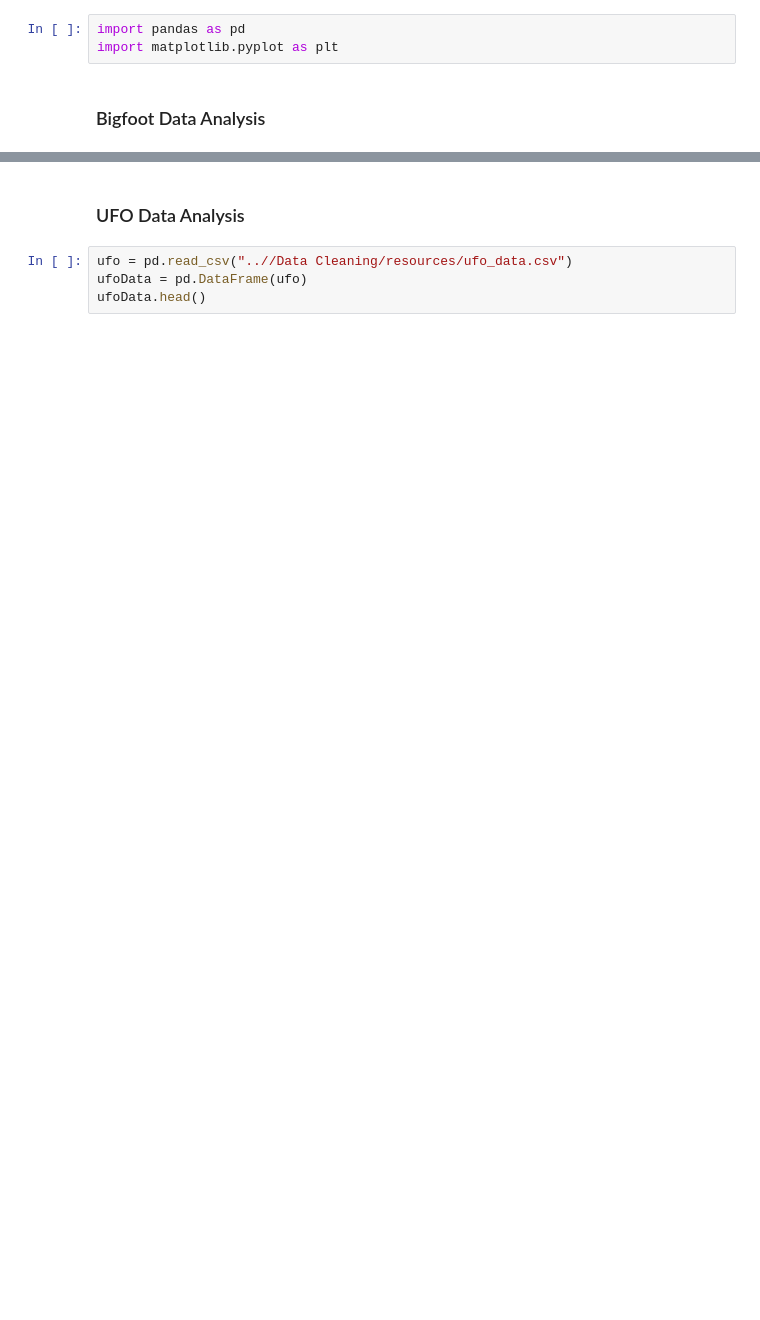
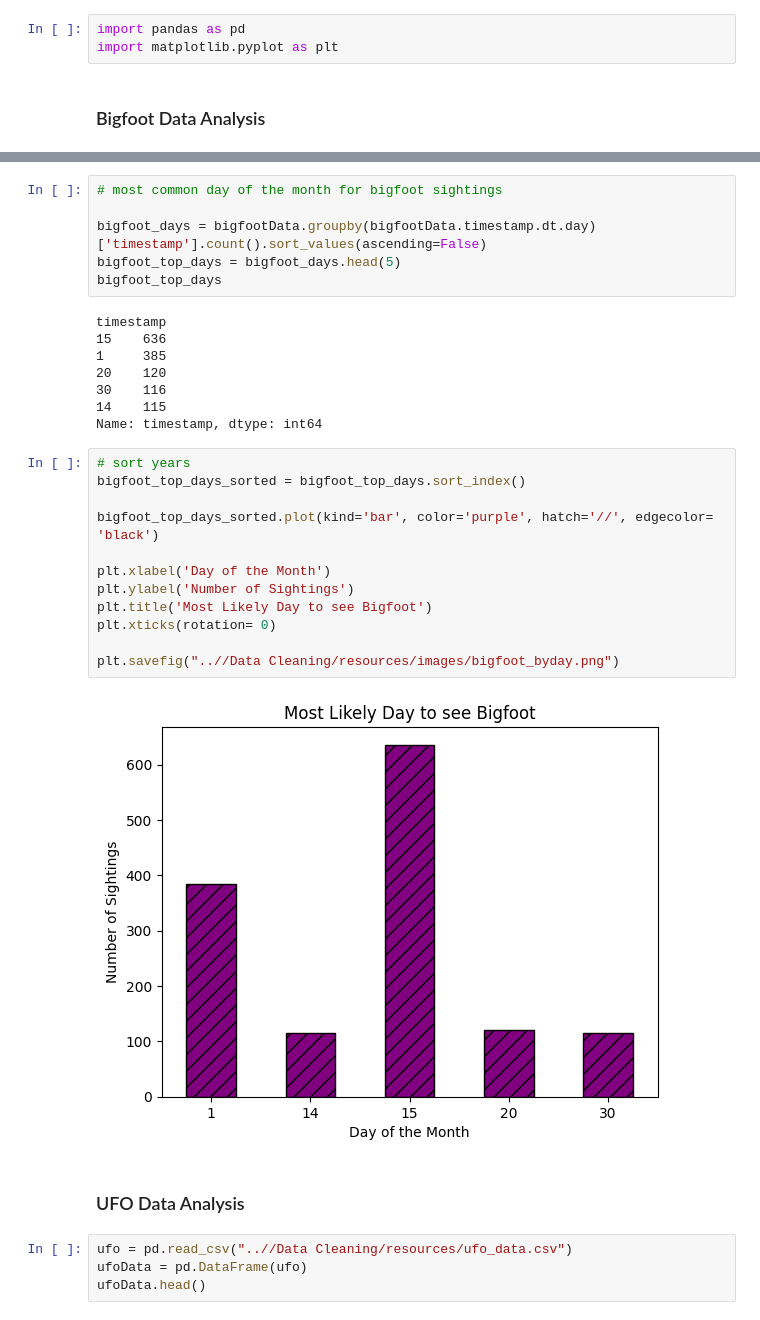
Before and after one commit to Morgen-Henry/supernatural_map, a Jupyter notebook: Data Cleaning/data_stats.ipynb, the cells around one changed output, grey strips where cells are left out. Drawn from its saved outputs; the diff is of its cells as text; blank space fills up the shorter version.

```diff
--- a/Data Cleaning/data_stats.ipynb
+++ b/Data Cleaning/data_stats.ipynb
@@ -17,3 +99,31 @@ bigfootData.head()
+# %%
+# most common day of the month for bigfoot sightings
+
+bigfoot_days = bigfootData.groupby(bigfootData.timestamp.dt.day)['timestamp'].count().sort_values(ascending=False)
+bigfoot_top_days = bigfoot_days.head(5)
+bigfoot_top_days
+# %% [output]
+timestamp
+15    636
+1     385
+20    120
+30    116
+14    115
+Name: timestamp, dtype: int64
+# %%
+# sort years
+bigfoot_top_days_sorted = bigfoot_top_days.sort_index()
+
+bigfoot_top_days_sorted.plot(kind='bar', color='purple', hatch='//', edgecolor= 'black')
+
+plt.xlabel('Day of the Month')
+plt.ylabel('Number of Sightings')
+plt.title('Most Likely Day to see Bigfoot')
+plt.xticks(rotation= 0)
+
+plt.savefig("..//Data Cleaning/resources/images/bigfoot_byday.png")
+# %% [output]
+[figure, added]
 # %% [markdown]
 ### UFO Data Analysis
 # %%
```
Also changed, not shown: parts of 16 cells of this notebook, 7 other files.
